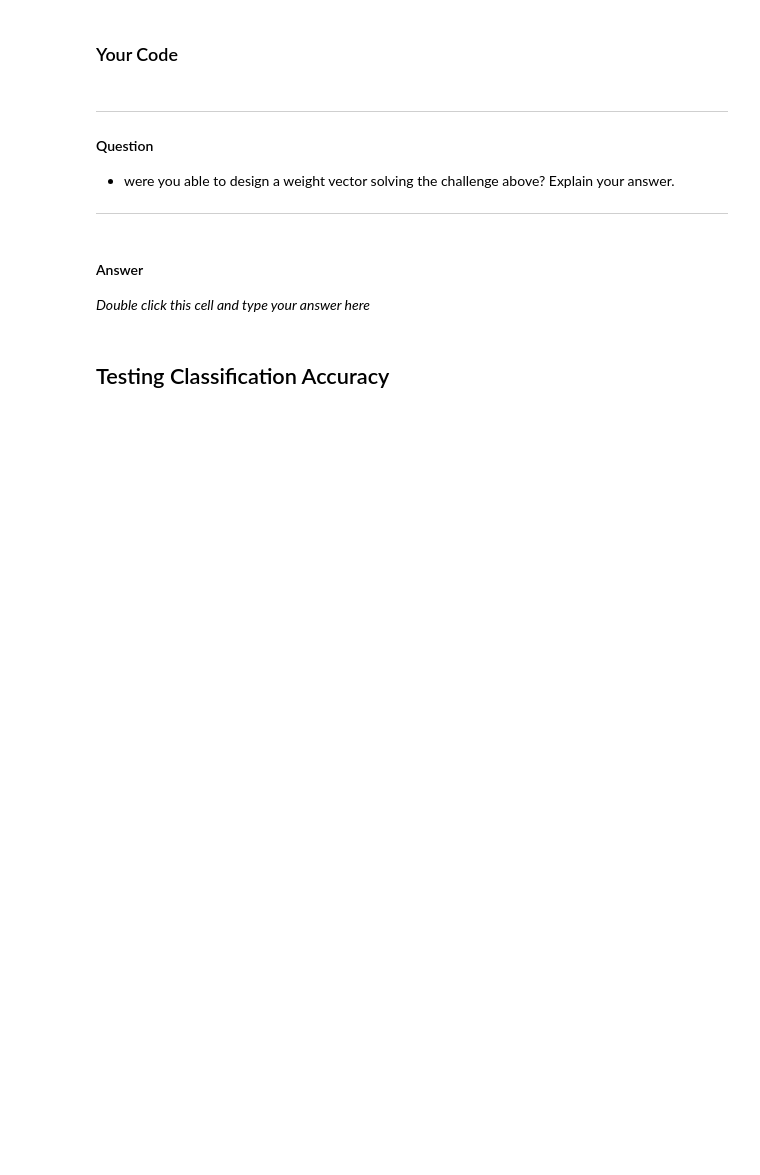
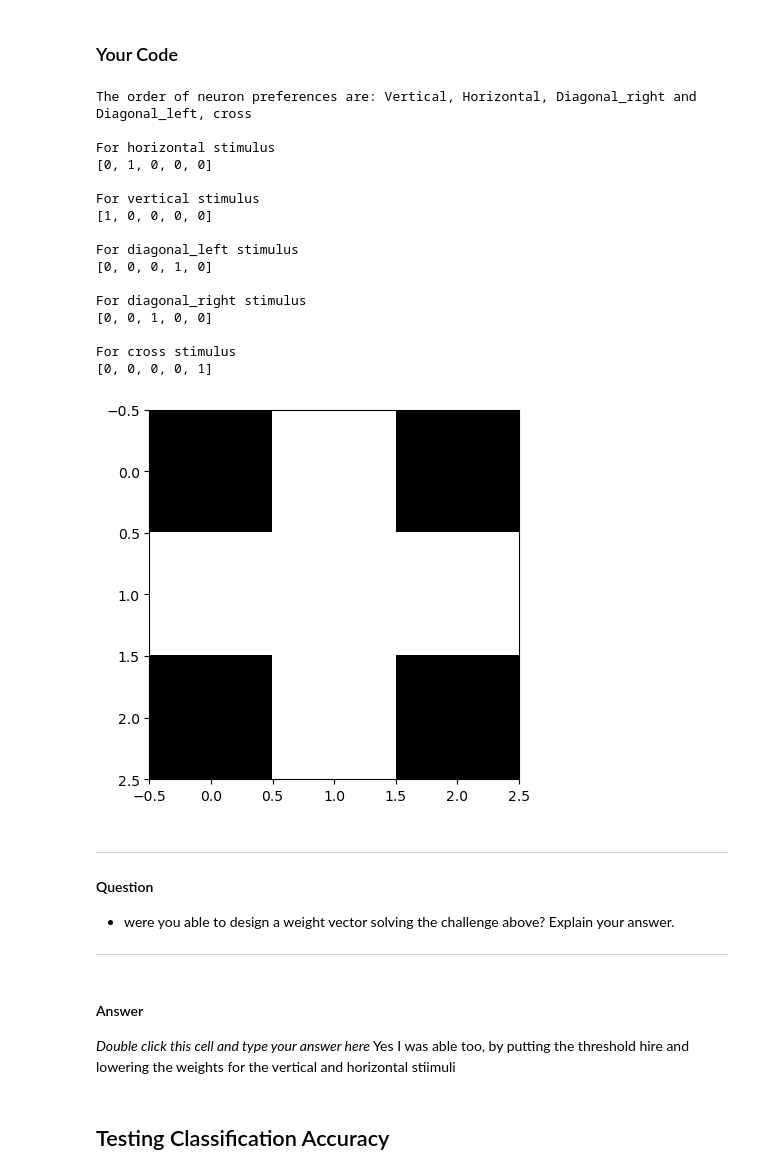
Before and after one commit to GabrielaGroenenewegenVanDerWeijden/NeuroAI-Balanced-Neuron, a Jupyter notebook: [Fill in the Gaps] DIY Receptive Field.ipynb, the cells around one changed output. Cells and saved outputs as stored; diff of their text form; code cells hidden in the pictures; blank space fills up the shorter version.

```diff
--- a/[Fill in the Gaps] DIY Receptive Field.ipynb
+++ b/[Fill in the Gaps] DIY Receptive Field.ipynb
@@ -580,16 +618,34 @@ For this exercise add this cross stimulus to your stimulus dictionary and add an
 # %%
 # Your Code
 cross = array([[0,1,0],[1,1,1],[0,1,0]])
 stimuli['cross']=cross.flatten()
 plt.imshow(cross,cmap='gist_gray')
 
-crossweights=array([-1,-3,-1,-3,3,2,-1,2,-1])
-theta=2
+crossweights=array([-1,1,-1,1,3,1,-1,1,-1])
+theta=6
 weight_matrix_cross=c_[weight_matrix, crossweights]
 print("The order of neuron preferences are: Vertical, Horizontal, Diagonal_right and Diagonal_left, cross\n")
 for key, value in stimuli.items():
   print(f'For {key} stimulus')
   print(f'{FFNN(weight_matrix_cross.T, stimuli[key], theta)} \n')
+# %% [output]
+The order of neuron preferences are: Vertical, Horizontal, Diagonal_right and Diagonal_left, cross
+
+For horizontal stimulus
+[0, 1, 0, 0, 0]
+
+For vertical stimulus
+[1, 0, 0, 0, 0]
+
+For diagonal_left stimulus
+[0, 0, 0, 1, 0]
+
+For diagonal_right stimulus
+[0, 0, 1, 0, 0]
+
+For cross stimulus
+[0, 0, 0, 0, 1]
+[figure, added]
 # %% [markdown]
 ---
 #### Question
@@ -599,6 +655,7 @@ for key, value in stimuli.items():
 #### Answer
 
 *Double click this cell and type your answer here*
+Yes I was able too, by putting the threshold hire and lowering the weights for the vertical and horizontal stiimuli
 # %% [markdown]
 ## Testing Classification Accuracy
 # %% [markdown]
```
Also changed, not shown: parts of 11 cells of this notebook.
